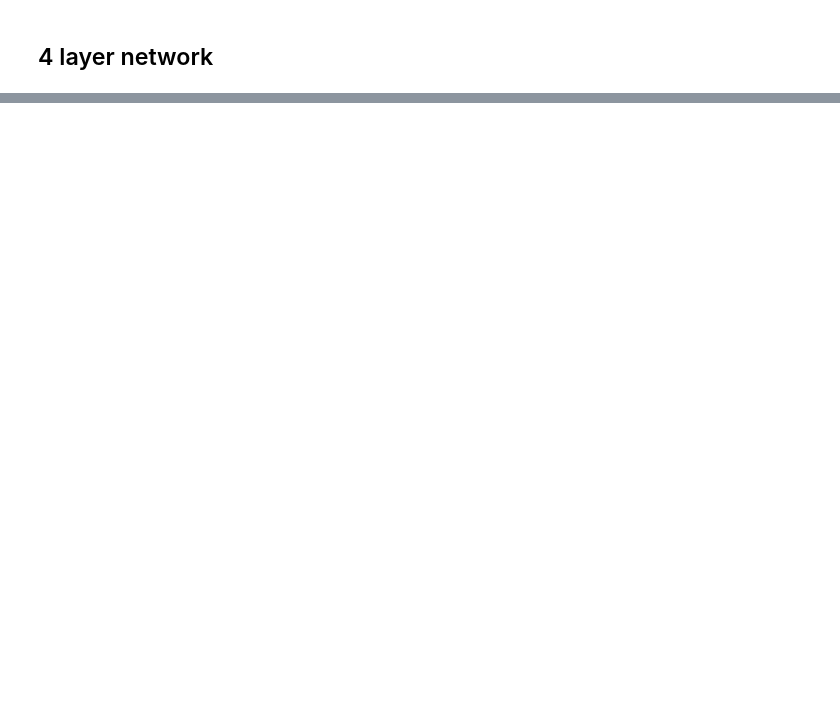
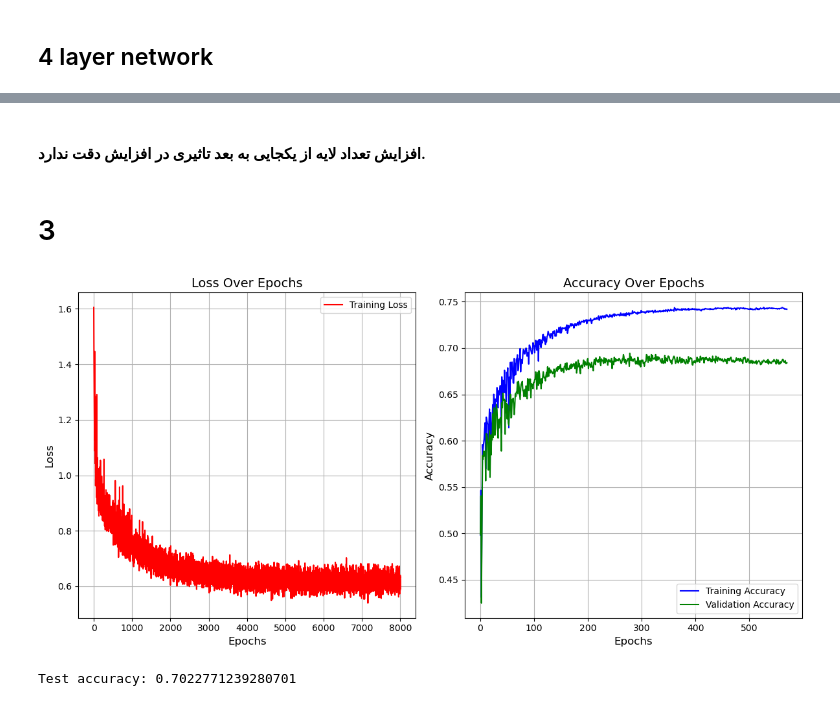
Before and after one commit to mmahdin/Computational-Intelligence-EE-AUT, a Jupyter notebook: lab/3/main.ipynb, the cells around one changed output, grey strips where cells are left out. Cells and saved outputs as stored; diff of their text form; code cells hidden in the pictures; blank space fills up the shorter version.

Commit message:
lab3 -> use cross entropy

```diff
--- a/lab/3/main.ipynb
+++ b/lab/3/main.ipynb
@@ -841,7 +736,7 @@ accuracy: 0.5726743936538696
 ## 4 layer network
 # %%
 model = deepNetwork(
-        [128,64,64],
+        [128,128,128],
         input_dim=8,
         num_classes=5,
         reg=0,
@@ -853,14 +748,17 @@ lr = 0.6
 lrd = 0.99
 reg = 0
 batch_size = 1000
-epochs = 5000
+epochs = 8000
 
 loss_history, train_acc_history, val_acc_history = nn_train(model, X_train_tensor, y_train_tensor,
                                                              X_val_tensor, y_val_tensor, lr, lrd, reg,
                                                                epochs, batch_size, verbose=True)
 
-plot_training_history(epochs, loss_history, train_acc_history, val_acc_history)
+plot_training_history(loss_history, train_acc_history, val_acc_history)
 
 y_test_pred = model.loss(X_test_tensor)
-print(f'accuracy: {(y_test_tensor == torch.round(y_test_pred)).all(dim=1).float().mean().item()}')
+y_test_pred = model.loss(X_test_tensor)
+y_test_pred = torch.argmax(y_test_pred, dim=1)
+val_acc = (y_test_pred == y_test_tensor).float().mean().item()
+print(f'accuracy: {val_acc}')
 # %% [output]
@@ -885,0 +784,4 @@ accuracy: 0.5847868323326111
+# %% [markdown]
+#### افزایش تعداد لایه از یکجایی به بعد تاثیری در افزایش دقت ندارد.
+# %% [markdown]
+# 3
@@ -885,0 +852,37 @@ accuracy: 0.5847868323326111
+# %%
+# Initialize the model, loss function, and optimizer
+model = DeepNetwork(input_dim=8, hidden_dims=[128, 128, 128], num_classes=5).cuda()
+loss_fn = torch.nn.CrossEntropyLoss()
+optimizer = optim.SGD(model.parameters(), lr=0.6)
+
+# Training parameters
+epochs = 8000
+batch_size = 1000
+lr = 0.6
+lrd = 0.99
+
+# Train the model
+loss_history, train_acc_history, val_acc_history = train_model(
+    model,
+    optimizer,
+    loss_fn,
+    X_train_tensor, y_train_tensor,
+    X_val_tensor, y_val_tensor,
+    num_epochs=epochs,
+    batch_size=batch_size,
+    learning_rate_decay=lrd
+)
+
+# Plot training history
+plot_training_history(loss_history, train_acc_history, val_acc_history)
+
+# Test the model
+model.eval()
+with torch.no_grad():
+    y_test_pred = torch.argmax(model(X_test_tensor.cuda()), dim=1)
+    test_acc = (y_test_pred == y_test_tensor.cuda()).float().mean().item()
+
+print(f'Test accuracy: {test_acc}')
+# %% [output]
+[figure, added]
+Test accuracy: 0.7022771239280701
```
Also changed, not shown: parts of 18 cells of this notebook.
